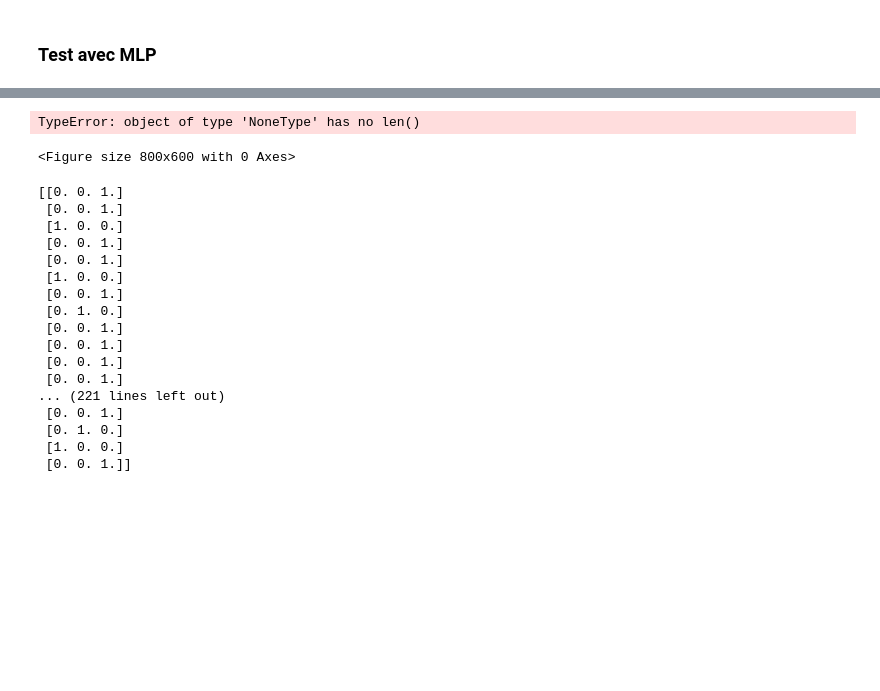
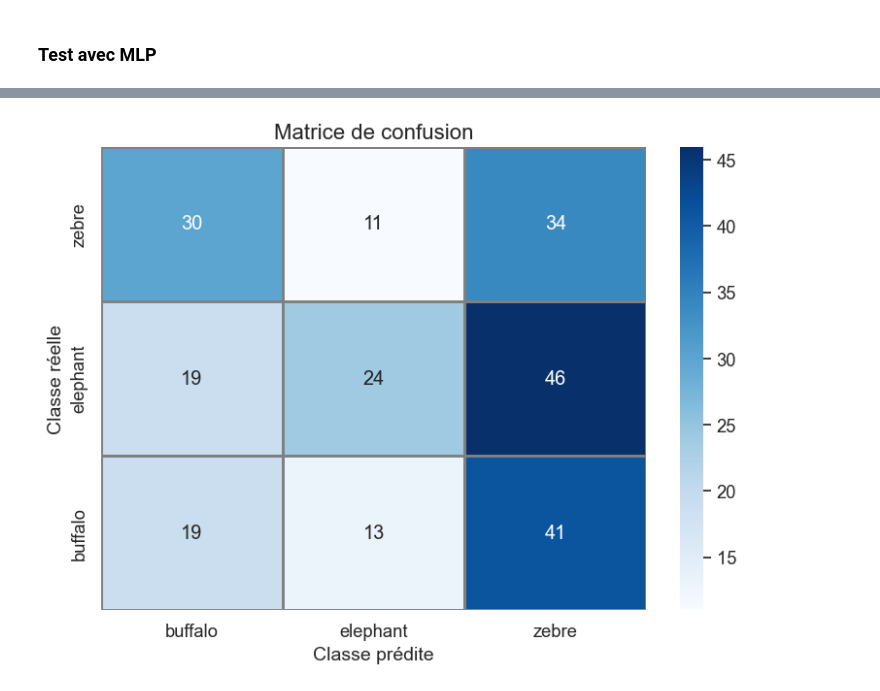
Before and after one commit to FrancoisLGRND/PA2025, a Jupyter notebook: test_sur_dataset.ipynb, the cells around one changed output, grey strips where cells are left out. Cells and saved outputs as stored; diff of their text form; code cells hidden in the pictures; blank space fills up the shorter version.

```diff
--- a/test_sur_dataset.ipynb
+++ b/test_sur_dataset.ipynb
@@ -52,7 +52,6 @@ mlp.train_mlp_model.argtypes = [
     ctypes.c_float,
     ctypes.c_int,
     ctypes.c_bool,
-    ctypes.c_char_p,
     ctypes.POINTER(ctypes.c_float),
     ctypes.POINTER(ctypes.c_float),
     ctypes.c_int
@@ -79,6 +78,12 @@ mlp.evaluate_confusion_matrix.argtypes = [
 ]
 mlp.evaluate_confusion_matrix.restype = None
 
+mlp.save_mlp_model.argtypes = [ctypes.c_void_p, ctypes.c_char_p]
+
+mlp.load_mlp_model.argtypes = [ctypes.c_char_p]
+mlp.load_mlp_model.restype = ctypes.c_void_p
+
+
 LOG_FUNC_TYPE = ctypes.CFUNCTYPE(None, ctypes.c_char_p)
 
 @LOG_FUNC_TYPE
@@ -121,7 +126,7 @@ data = np.array(data, dtype=object)
 # %% [markdown]
 ### Test avec MLP
 # %%
-layer_sizes = [size*size*3, 128, 64, len(classnames_array)]
+layer_sizes = [size*size*3, 64, 32, len(classnames_array)]
 layer_array = (ctypes.c_int * len(layer_sizes))(*layer_sizes)
 model = mlp.create_mlp_model(layer_array, len(layer_sizes) - 1)
 mlp.set_logger(logger_callback)
@@ -142,7 +147,7 @@ X_test_reshaped = X_test.reshape((X_test.shape[0], -1))  # (N, 3072)
 X_test_c = X_test_reshaped.ctypes.data_as(ctypes.POINTER(ctypes.c_float))
 Y_test_c = Y_test.ctypes.data_as(ctypes.POINTER(ctypes.c_float))
 
-epochs = 1000
+epochs = 100
 learning_rate = 0.01
 batch_size = 32
 
@@ -151,14 +156,13 @@ with open("log.csv", "w") as csvfile:
         csvfile.write("epoch,accuracy,loss\n")
 time.sleep(0.2)
 
-mlp.train_mlp_model(model, X_train_c, Y_train_c, len(data_train), epochs, learning_rate, batch_size, True, b"tanh", X_test_c, Y_test_c, len(data_test))
+mlp.train_mlp_model(model, X_train_c, Y_train_c, len(data_train), epochs, learning_rate, batch_size, True, X_test_c, Y_test_c, len(data_test))
 
 output_dim = len(classnames_array)
 matrix = (ctypes.c_int * (output_dim * output_dim))()
 mlp.evaluate_confusion_matrix(model, X_test_c, Y_test_c, len(data_test), True)
 mlp.get_confusion_matrix(model, matrix)
 
-mlp.release_mlp_model(model)
 
 # Conversion en numpy array
 confusion_np = np.ctypeslib.as_array(matrix).reshape((output_dim, output_dim))
@@ -202,22 +206 @@ Epoch 1000: acc = 52.32%, loss = 1.3134
-TypeError: object of type 'NoneType' has no len()
-<Figure size 800x600 with 0 Axes>
+[figure, added]
-# %%
-print(Y_test)
-# %% [output]
-[[0. 0. 1.]
- [0. 0. 1.]
- [1. 0. 0.]
- [0. 0. 1.]
- [0. 0. 1.]
- [1. 0. 0.]
- [0. 0. 1.]
- [0. 1. 0.]
- [0. 0. 1.]
- [0. 0. 1.]
- [0. 0. 1.]
- [0. 0. 1.]
-... (221 lines left out)
- [0. 0. 1.]
- [0. 1. 0.]
- [1. 0. 0.]
- [0. 0. 1.]]
```
Also changed, not shown: parts of 8 cells of this notebook, 5 other files.
